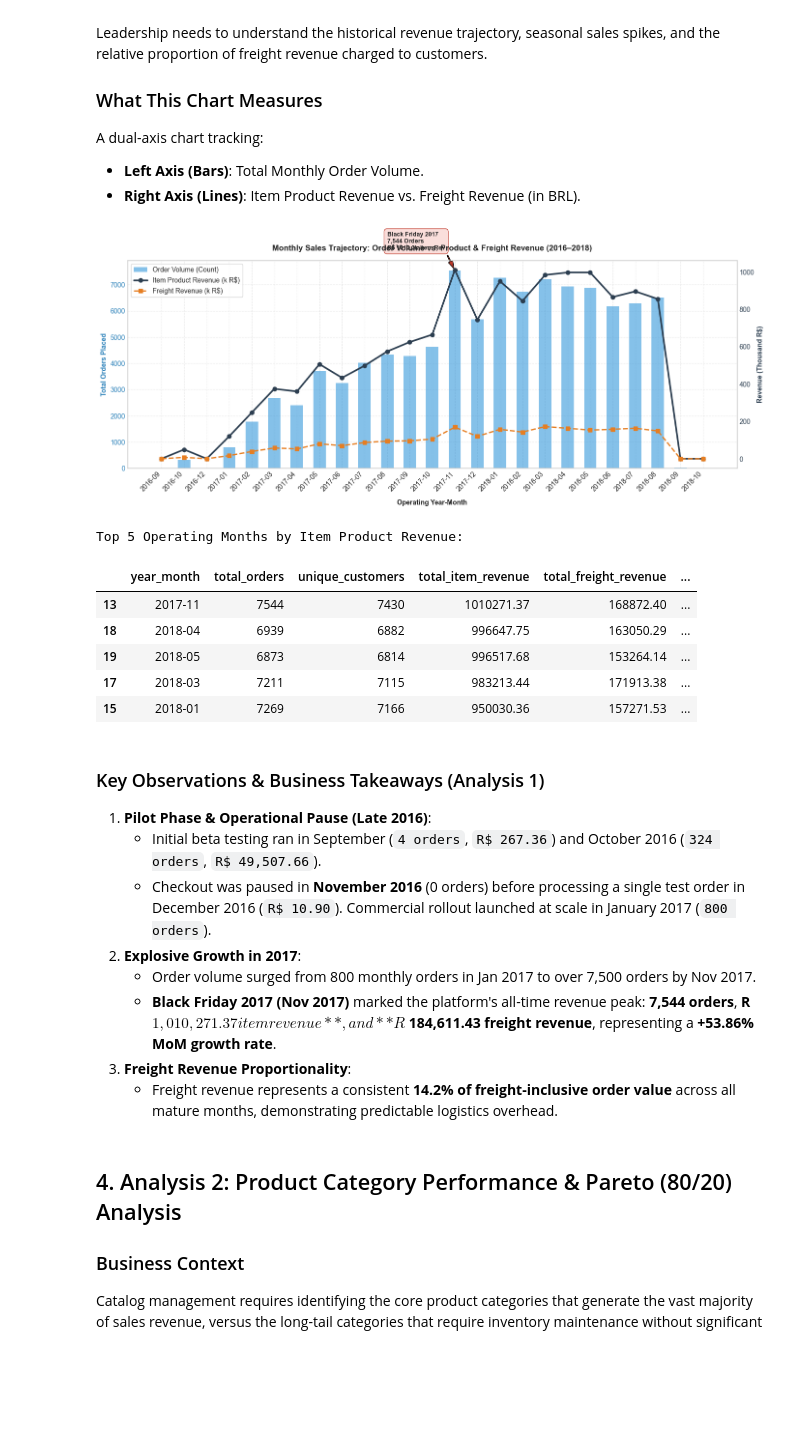
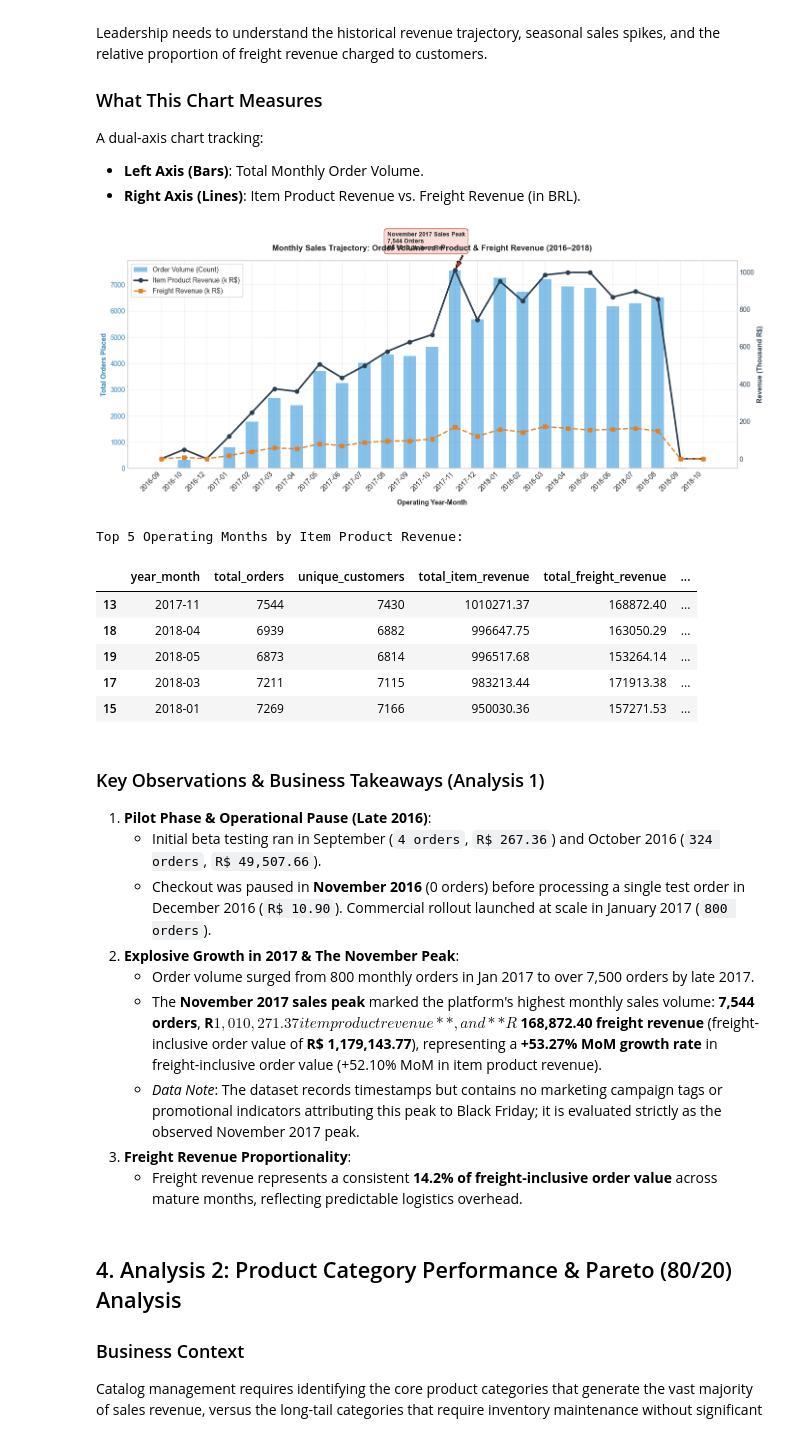
Before and after one commit to nandinipatel8011/Olist-Ecommerce-Analytics, a Jupyter notebook: notebooks/exploratory_analysis.ipynb, the cells around one changed output. Drawn from its saved outputs; the diff is of its cells as text; code cells hidden in the pictures; blank space fills up the shorter version.

```diff
--- a/notebooks/exploratory_analysis.ipynb
+++ b/notebooks/exploratory_analysis.ipynb
@@ -164,36 +164,36 @@ ax1.grid(True, linestyle='--', alpha=0.4)
 ax2 = ax1.twinx()
 line1 = ax2.plot(x, df_monthly['total_item_revenue'] / 1e3, color='#2c3e50', linewidth=2.5, marker='o', label='Item Product Revenue (k R$)')
 line2 = ax2.plot(x, df_monthly['total_freight_revenue'] / 1e3, color='#e67e22', linewidth=2, linestyle='--', marker='s', label='Freight Revenue (k R$)')
 ax2.set_ylabel('Revenue (Thousand R$)', color='#2c3e50')
 ax2.tick_params(axis='y', labelcolor='#2c3e50')
 ax2.grid(False)
 
-# Black Friday Callout Annotation
+# November 2017 Peak Callout Annotation
 peak_idx = df_monthly[df_monthly['year_month'] == '2017-11'].index[0]
 peak_orders = df_monthly.loc[peak_idx, 'total_orders']
 peak_rev = df_monthly.loc[peak_idx, 'total_item_revenue'] / 1e3
-ax1.annotate(f'Black Friday 2017\n{peak_orders:,} Orders\nR$ {peak_rev:.1f}k Item Rev',
+ax1.annotate(f'November 2017 Sales Peak\n{peak_orders:,} Orders\nR$ {peak_rev:.1f}k Item Rev',
              xy=(peak_idx, peak_orders), xytext=(peak_idx - 3, peak_orders + 800),
              arrowprops=dict(facecolor='#c0392b', shrink=0.08, width=1.5, headwidth=7),
              bbox=dict(boxstyle='round,pad=0.5', facecolor='#fadbd8', edgecolor='#c0392b', alpha=0.9),
              fontsize=9, weight='bold')
 
 plt.title('Monthly Sales Trajectory: Order Volume vs. Product & Freight Revenue (2016–2018)', pad=15)
 
 # Combined Legend
 lines_all = [bars] + line1 + line2
 labels_all = [l.get_label() for l in lines_all]
 ax1.legend(lines_all, labels_all, loc='upper left', frameon=True)
 
 plt.tight_layout()
 plt.show()
 
 # Display summary table of peak months
 display_cols = ['year_month', 'total_orders', 'unique_customers', 'total_item_revenue', 'total_freight_revenue', 'total_gross_revenue', 'mom_revenue_growth_pct']
 print("Top 5 Operating Months by Item Product Revenue:")
 display(df_monthly.sort_values(by='total_item_revenue', ascending=False)[display_cols].head(5))
 # %% [output]
-[figure, old version]
+[figure, new version]
 Top 5 Operating Months by Item Product Revenue:
 |  | year_month | total_orders | unique_customers | total_item_revenue | total_freight_revenue | ... |
 | 13 | 2017-11 | 7544 | 7430 | 1010271.37 | 168872.40 | ... |
@@ -206,11 +206,12 @@ Top 5 Operating Months by Item Product Revenue:
 1. **Pilot Phase & Operational Pause (Late 2016)**:
    - Initial beta testing ran in September (`4 orders`, `R$ 267.36`) and October 2016 (`324 orders`, `R$ 49,507.66`).
    - Checkout was paused in **November 2016** (0 orders) before processing a single test order in December 2016 (`R$ 10.90`). Commercial rollout launched at scale in January 2017 (`800 orders`).
-2. **Explosive Growth in 2017**:
-   - Order volume surged from 800 monthly orders in Jan 2017 to over 7,500 orders by Nov 2017.
-   - **Black Friday 2017 (Nov 2017)** marked the platform's all-time revenue peak: **7,544 orders**, **R$ 1,010,271.37 item revenue**, and **R$ 184,611.43 freight revenue**, representing a **+53.86% MoM growth rate**.
+2. **Explosive Growth in 2017 & The November Peak**:
+   - Order volume surged from 800 monthly orders in Jan 2017 to over 7,500 orders by late 2017.
+   - The **November 2017 sales peak** marked the platform's highest monthly sales volume: **7,544 orders**, **R$ 1,010,271.37 item product revenue**, and **R$ 168,872.40 freight revenue** (freight-inclusive order value of **R$ 1,179,143.77**), representing a **+53.27% MoM growth rate** in freight-inclusive order value (+52.10% MoM in item product revenue).
+   - *Data Note*: The dataset records timestamps but contains no marketing campaign tags or promotional indicators attributing this peak to Black Friday; it is evaluated strictly as the observed November 2017 peak.
 3. **Freight Revenue Proportionality**:
-   - Freight revenue represents a consistent **14.2% of freight-inclusive order value** across all mature months, demonstrating predictable logistics overhead.
+   - Freight revenue represents a consistent **14.2% of freight-inclusive order value** across mature months, reflecting predictable logistics overhead.
 # %% [markdown]
 ## 4. Analysis 2: Product Category Performance & Pareto (80/20) Analysis
 
```
Also changed, not shown: parts of 7 cells of this notebook.
